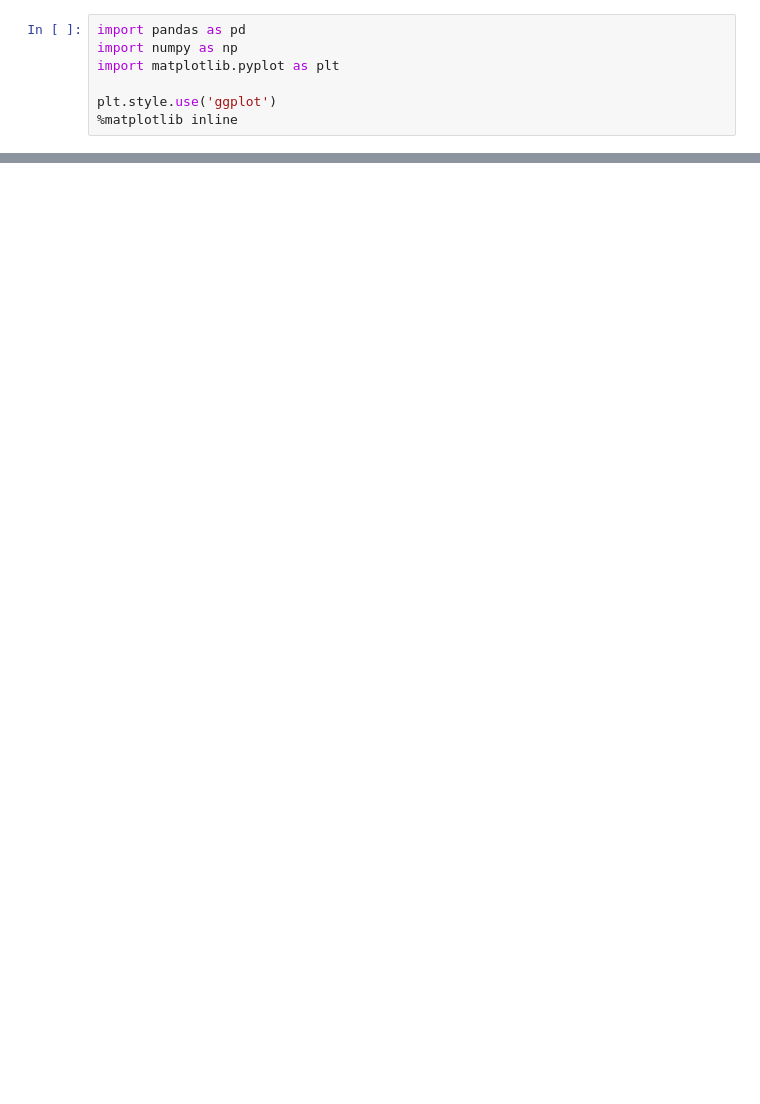
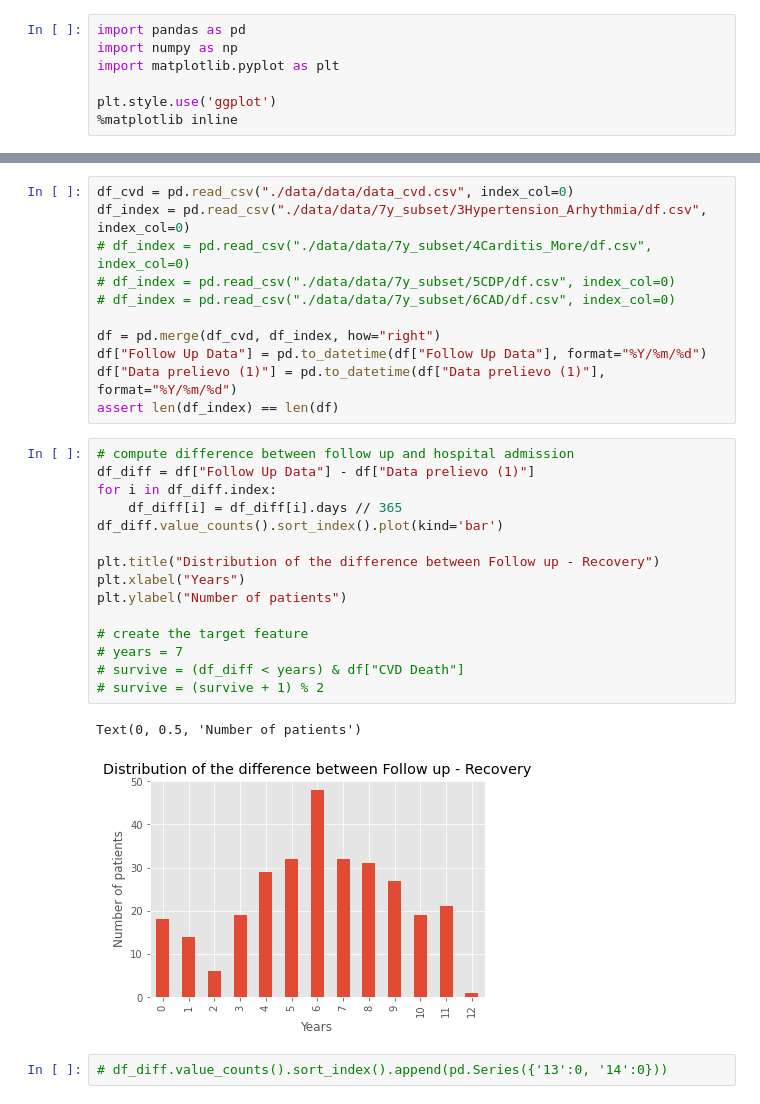
Before and after one commit to orientino/ml4cad, a Jupyter notebook: data_explore.ipynb, the cells around one changed output, grey strips where cells are left out. Cells and saved outputs as stored; diff of their text form; blank space fills up the shorter version.

Commit message:
Add correct subset data

```diff
--- a/data_explore.ipynb
+++ b/data_explore.ipynb
@@ -188,0 +37,31 @@ df_diff_cvd.value_counts(normalize=True).sort_index()[:5].sum()
+# %%
+df_cvd = pd.read_csv("./data/data/data_cvd.csv", index_col=0)
+df_index = pd.read_csv("./data/data/7y_subset/3Hypertension_Arhythmia/df.csv", index_col=0)
+# df_index = pd.read_csv("./data/data/7y_subset/4Carditis_More/df.csv", index_col=0)
+# df_index = pd.read_csv("./data/data/7y_subset/5CDP/df.csv", index_col=0)
+# df_index = pd.read_csv("./data/data/7y_subset/6CAD/df.csv", index_col=0)
+
+df = pd.merge(df_cvd, df_index, how="right")
+df["Follow Up Data"] = pd.to_datetime(df["Follow Up Data"], format="%Y/%m/%d")
+df["Data prelievo (1)"] = pd.to_datetime(df["Data prelievo (1)"], format="%Y/%m/%d")
+assert len(df_index) == len(df)
+# %%
+# compute difference between follow up and hospital admission
+df_diff = df["Follow Up Data"] - df["Data prelievo (1)"]
+for i in df_diff.index:
+    df_diff[i] = df_diff[i].days // 365
+df_diff.value_counts().sort_index().plot(kind='bar')
+
+plt.title("Distribution of the difference between Follow up - Recovery")
+plt.xlabel("Years")
+plt.ylabel("Number of patients")
+
+# create the target feature
+# years = 7
+# survive = (df_diff < years) & df["CVD Death"]
+# survive = (survive + 1) % 2
+# %% [output]
+Text(0, 0.5, 'Number of patients')
+[figure, added]
+# %%
+# df_diff.value_counts().sort_index().append(pd.Series({'13':0, '14':0}))
```
Also changed, not shown: parts of 18 cells of this notebook, 37 other files.
